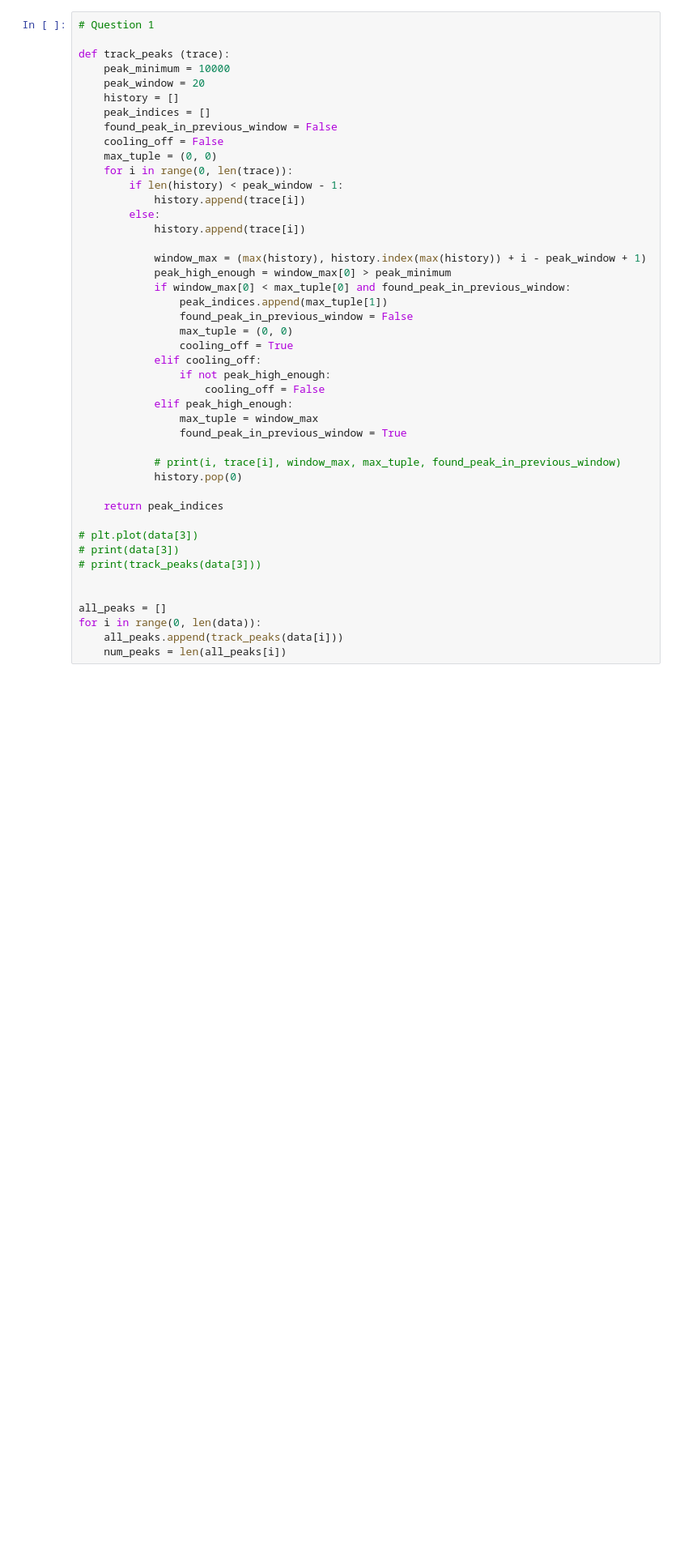
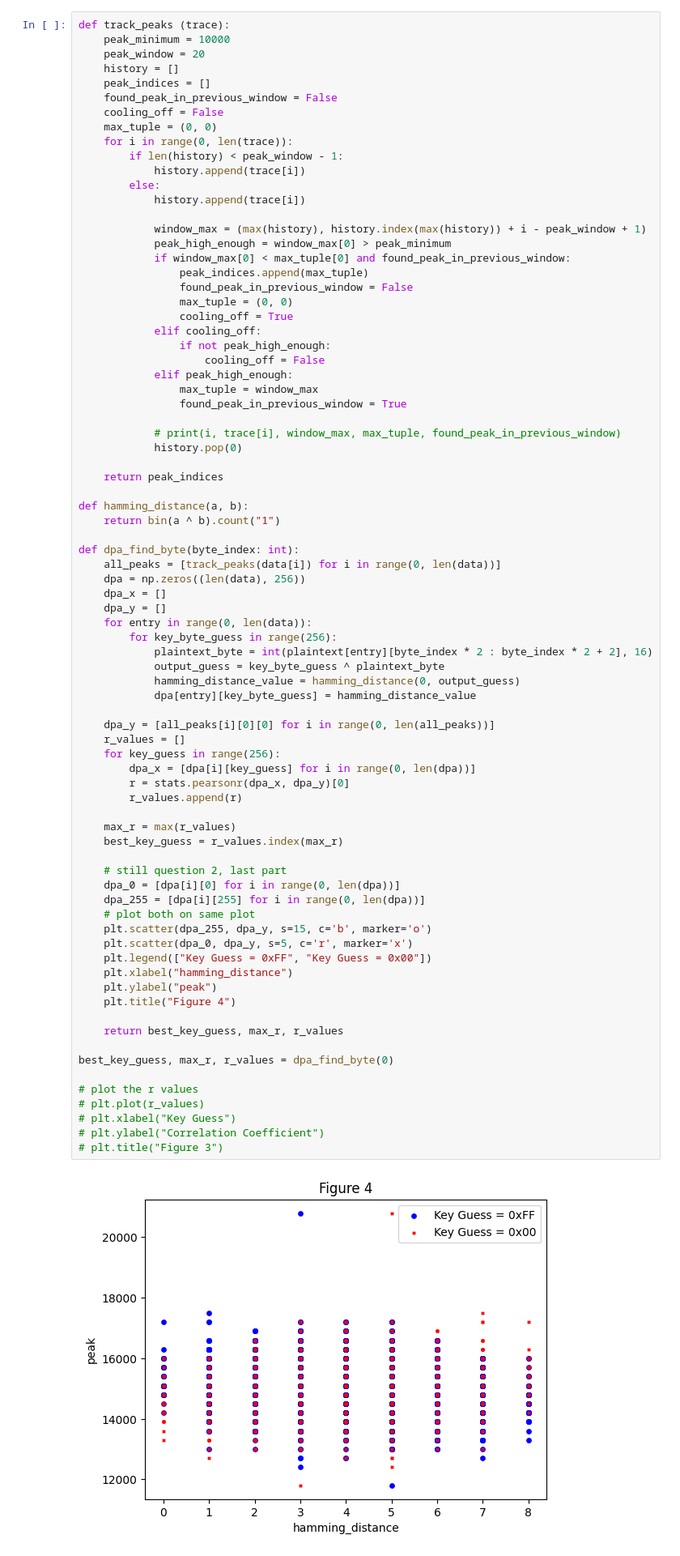
Before and after one commit to alljiang/ECE382V-Security, a Jupyter notebook: Lab 3/lab3.ipynb, the cells around one changed output. Shown at 81% size. Drawn from its saved outputs; the diff is of its cells as text; blank space fills up the shorter version.

```diff
--- a/Lab 3/lab3.ipynb
+++ b/Lab 3/lab3.ipynb
@@ -20,6 +38,4 @@ with open(input_file, 'r') as csvfile:
 # %%
-# Question 1
-
 def track_peaks (trace):
     peak_minimum = 10000
     peak_window = 20
@@ -27,38 +43,76 @@ def track_peaks (trace):
     peak_indices = []
     found_peak_in_previous_window = False
     cooling_off = False
     max_tuple = (0, 0)
     for i in range(0, len(trace)):
         if len(history) < peak_window - 1:
             history.append(trace[i])
         else:
             history.append(trace[i])
 
             window_max = (max(history), history.index(max(history)) + i - peak_window + 1)
             peak_high_enough = window_max[0] > peak_minimum
             if window_max[0] < max_tuple[0] and found_peak_in_previous_window:
-                peak_indices.append(max_tuple[1])
+                peak_indices.append(max_tuple)
                 found_peak_in_previous_window = False
                 max_tuple = (0, 0)
                 cooling_off = True
             elif cooling_off:
                 if not peak_high_enough:
                     cooling_off = False
             elif peak_high_enough:
                 max_tuple = window_max
                 found_peak_in_previous_window = True
 
             # print(i, trace[i], window_max, max_tuple, found_peak_in_previous_window)
             history.pop(0)
 
     return peak_indices
 
-# plt.plot(data[3])
-# print(data[3])
-# print(track_peaks(data[3]))
+def hamming_distance(a, b):
+    return bin(a ^ b).count("1")
 
+def dpa_find_byte(byte_index: int):
+    all_peaks = [track_peaks(data[i]) for i in range(0, len(data))]
+    dpa = np.zeros((len(data), 256))
+    dpa_x = []
+    dpa_y = []
+    for entry in range(0, len(data)):
+        for key_byte_guess in range(256):
+            plaintext_byte = int(plaintext[entry][byte_index * 2 : byte_index * 2 + 2], 16)
+            output_guess = key_byte_guess ^ plaintext_byte
+            hamming_distance_value = hamming_distance(0, output_guess)
+            dpa[entry][key_byte_guess] = hamming_distance_value
 
-all_peaks = []
-for i in range(0, len(data)):
-    all_peaks.append(track_peaks(data[i]))
-    num_peaks = len(all_peaks[i])
+    dpa_y = [all_peaks[i][0][0] for i in range(0, len(all_peaks))]
+    r_values = []
+    for key_guess in range(256):
+        dpa_x = [dpa[i][key_guess] for i in range(0, len(dpa))]
+        r = stats.pearsonr(dpa_x, dpa_y)[0]
+        r_values.append(r)
+
+    max_r = max(r_values)
+    best_key_guess = r_values.index(max_r)
+
+    # still question 2, last part
+    dpa_0 = [dpa[i][0] for i in range(0, len(dpa))]
+    dpa_255 = [dpa[i][255] for i in range(0, len(dpa))]
+    # plot both on same plot
+    plt.scatter(dpa_255, dpa_y, s=15, c='b', marker='o')
+    plt.scatter(dpa_0, dpa_y, s=5, c='r', marker='x')
+    plt.legend(["Key Guess = 0xFF", "Key Guess = 0x00"])
+    plt.xlabel("hamming_distance")
+    plt.ylabel("peak")
+    plt.title("Figure 4")
+
+    return best_key_guess, max_r, r_values
+
+best_key_guess, max_r, r_values = dpa_find_byte(0)
+
+# plot the r values
+# plt.plot(r_values)
+# plt.xlabel("Key Guess")
+# plt.ylabel("Correlation Coefficient")
+# plt.title("Figure 3")
+# %% [output]
+[figure, added]
```
Also changed, not shown: parts of 4 cells of this notebook, 2 other files.
